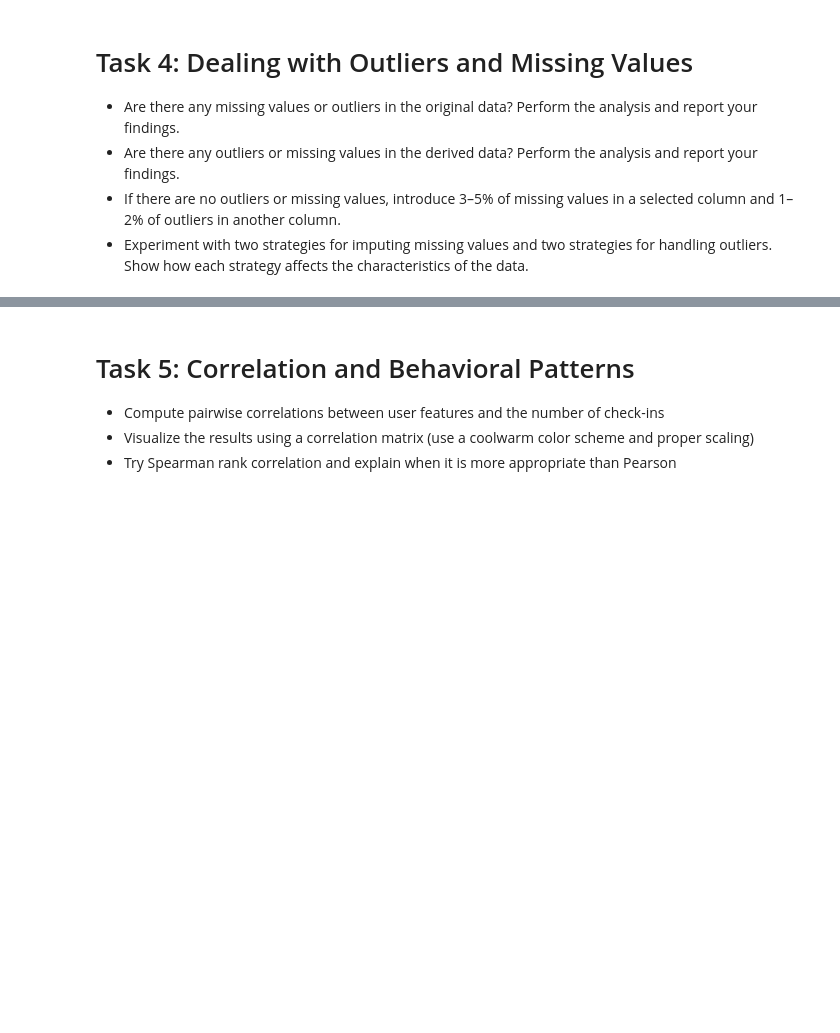
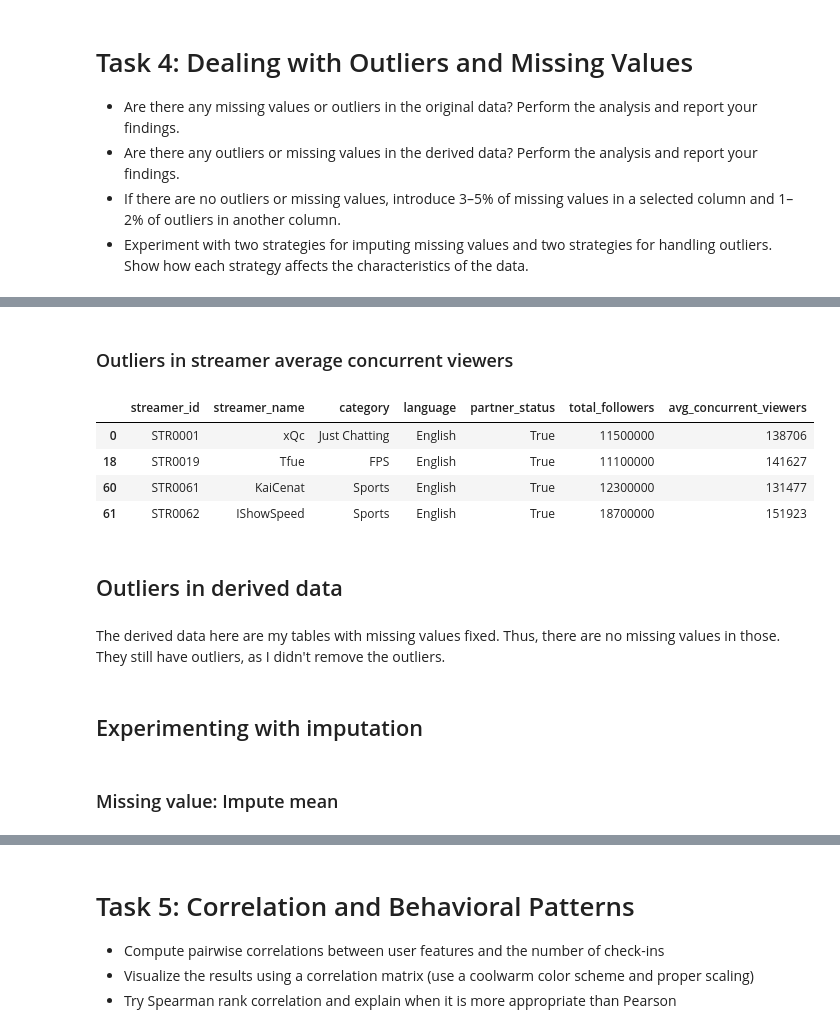
Before and after one commit to atifmmahmud/mahmud_atif_Assignment01, a Jupyter notebook: iat461_a1_atifm.ipynb, the cells around one changed output, grey strips where cells are left out. Saved outputs shown, nothing was run; the diff lists cells and outputs as text; code cells hidden in the pictures; blank space fills up the shorter version.

```diff
--- a/iat461_a1_atifm.ipynb
+++ b/iat461_a1_atifm.ipynb
@@ -977,0 +1024,24 @@ Nothing much to report, as the images are more effective in telling the story fr
+# %% [markdown]
+### Outliers in streamer average concurrent viewers
+# %%
+q1 = df_streamers["avg_concurrent_viewers"].quantile(0.25)
+q3 = df_streamers["avg_concurrent_viewers"].quantile(0.75)
+iqr = q3 - q1
+lower_bound = q1 - 1.5 * iqr
+upper_bound = q3 + 1.5 * iqr
+outliers = df_streamers[(df_streamers["avg_concurrent_viewers"] < lower_bound) | (df_streamers["avg_concurrent_viewers"] > upper_bound)]
+display(outliers)
+# %% [output]
+|  | streamer_id | streamer_name | category | language | partner_status | total_followers | avg_concurrent_viewers |
+| 0 | STR0001 | xQc | Just Chatting | English | True | 11500000 | 138706 |
+| 18 | STR0019 | Tfue | FPS | English | True | 11100000 | 141627 |
+| 60 | STR0061 | KaiCenat | Sports | English | True | 12300000 | 131477 |
+| 61 | STR0062 | IShowSpeed | Sports | English | True | 18700000 | 151923 |
+# %% [markdown]
+## Outliers in derived data
+# %% [markdown]
+The derived data here are my tables with missing values fixed. Thus, there are no missing values in those. They still have outliers, as I didn't remove the outliers.
+# %% [markdown]
+## Experimenting with imputation
+# %% [markdown]
+### Missing value: Impute mean
```
Also changed, not shown: parts of 15 cells of this notebook.
